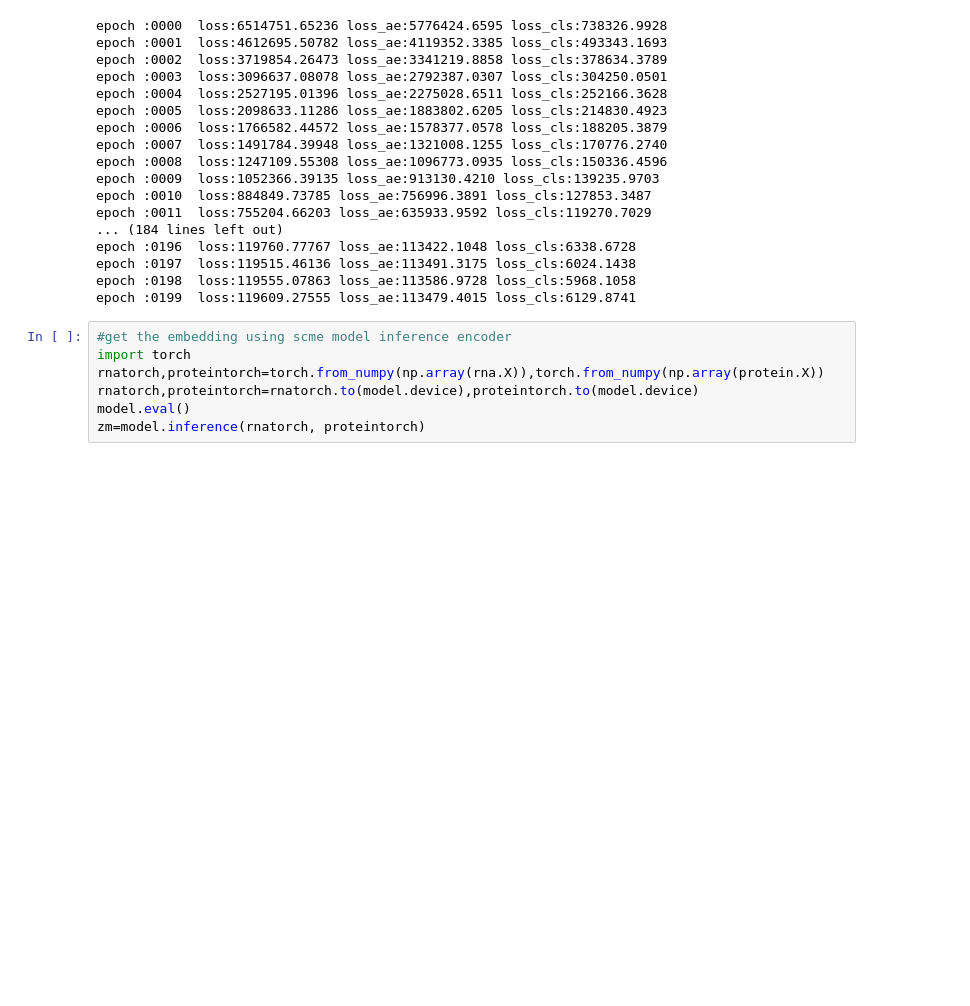
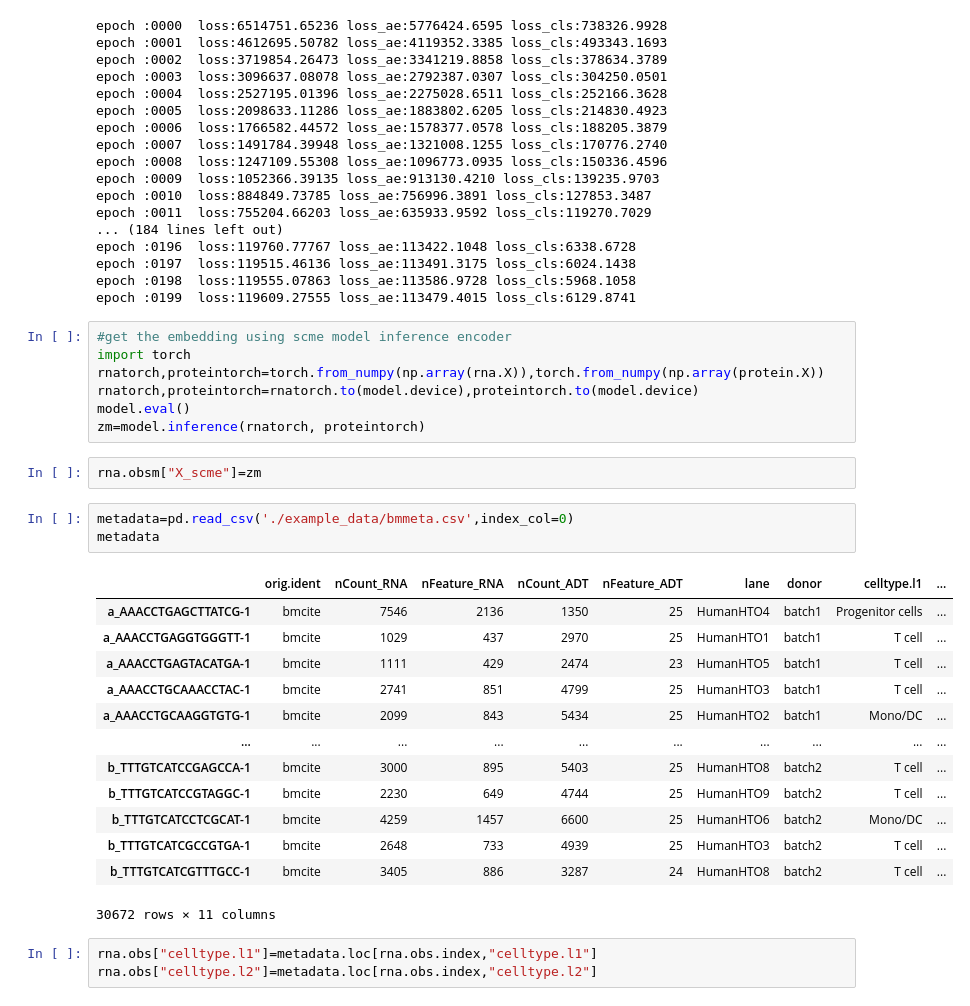
Before and after one commit to bucky527/scME, a Jupyter notebook: tutorial.ipynb, the cells around one changed output. Cells and saved outputs as stored; diff of their text form; blank space fills up the shorter version.

```diff
--- a/tutorial.ipynb
+++ b/tutorial.ipynb
@@ -121,3 +121,25 @@ rnatorch,proteintorch=torch.from_numpy(np.array(rna.X)),torch.from_numpy(np.arra
 rnatorch,proteintorch=rnatorch.to(model.device),proteintorch.to(model.device)
 model.eval()
 zm=model.inference(rnatorch, proteintorch)
+# %%
+rna.obsm["X_scme"]=zm
+# %%
+metadata=pd.read_csv('./example_data/bmmeta.csv',index_col=0)
+metadata
+# %% [output]
+|  | orig.ident | nCount_RNA | nFeature_RNA | nCount_ADT | nFeature_ADT | lane | donor | celltype.l1 | ... |
+| a_AAACCTGAGCTTATCG-1 | bmcite | 7546 | 2136 | 1350 | 25 | HumanHTO4 | batch1 | Progenitor cells | ... |
+| a_AAACCTGAGGTGGGTT-1 | bmcite | 1029 | 437 | 2970 | 25 | HumanHTO1 | batch1 | T cell | ... |
+| a_AAACCTGAGTACATGA-1 | bmcite | 1111 | 429 | 2474 | 23 | HumanHTO5 | batch1 | T cell | ... |
+| a_AAACCTGCAAACCTAC-1 | bmcite | 2741 | 851 | 4799 | 25 | HumanHTO3 | batch1 | T cell | ... |
+| a_AAACCTGCAAGGTGTG-1 | bmcite | 2099 | 843 | 5434 | 25 | HumanHTO2 | batch1 | Mono/DC | ... |
+| ... | ... | ... | ... | ... | ... | ... | ... | ... | ... |
+| b_TTTGTCATCCGAGCCA-1 | bmcite | 3000 | 895 | 5403 | 25 | HumanHTO8 | batch2 | T cell | ... |
+| b_TTTGTCATCCGTAGGC-1 | bmcite | 2230 | 649 | 4744 | 25 | HumanHTO9 | batch2 | T cell | ... |
+| b_TTTGTCATCCTCGCAT-1 | bmcite | 4259 | 1457 | 6600 | 25 | HumanHTO6 | batch2 | Mono/DC | ... |
+| b_TTTGTCATCGCCGTGA-1 | bmcite | 2648 | 733 | 4939 | 25 | HumanHTO3 | batch2 | T cell | ... |
+| b_TTTGTCATCGTTTGCC-1 | bmcite | 3405 | 886 | 3287 | 24 | HumanHTO8 | batch2 | T cell | ... |
+30672 rows × 11 columns
+# %%
+rna.obs["celltype.l1"]=metadata.loc[rna.obs.index,"celltype.l1"]
+rna.obs["celltype.l2"]=metadata.loc[rna.obs.index,"celltype.l2"]
```
Also changed, not shown: parts of 1 cell of this notebook.
